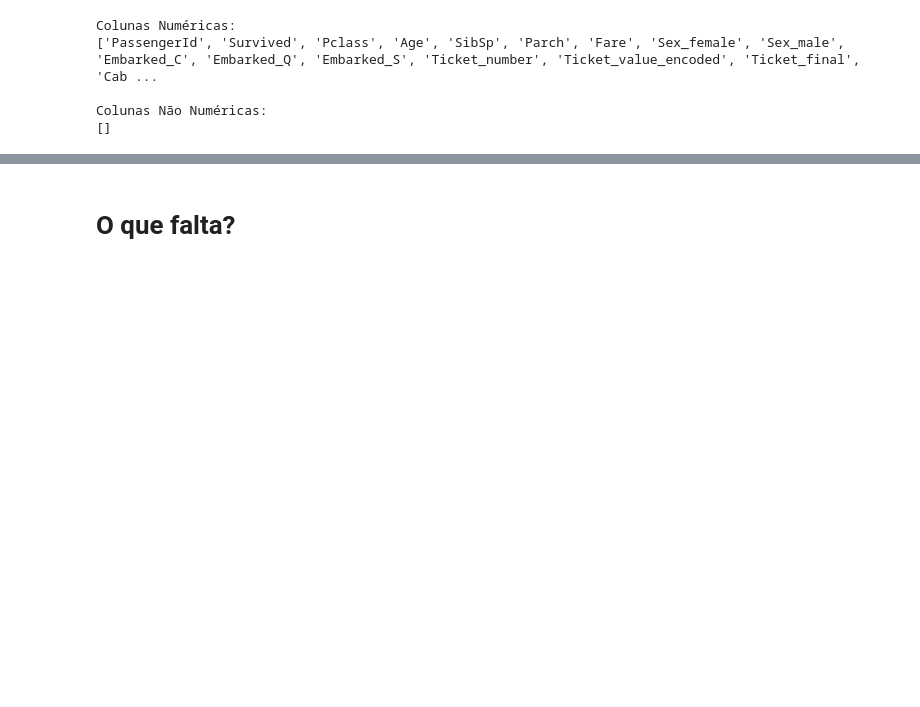
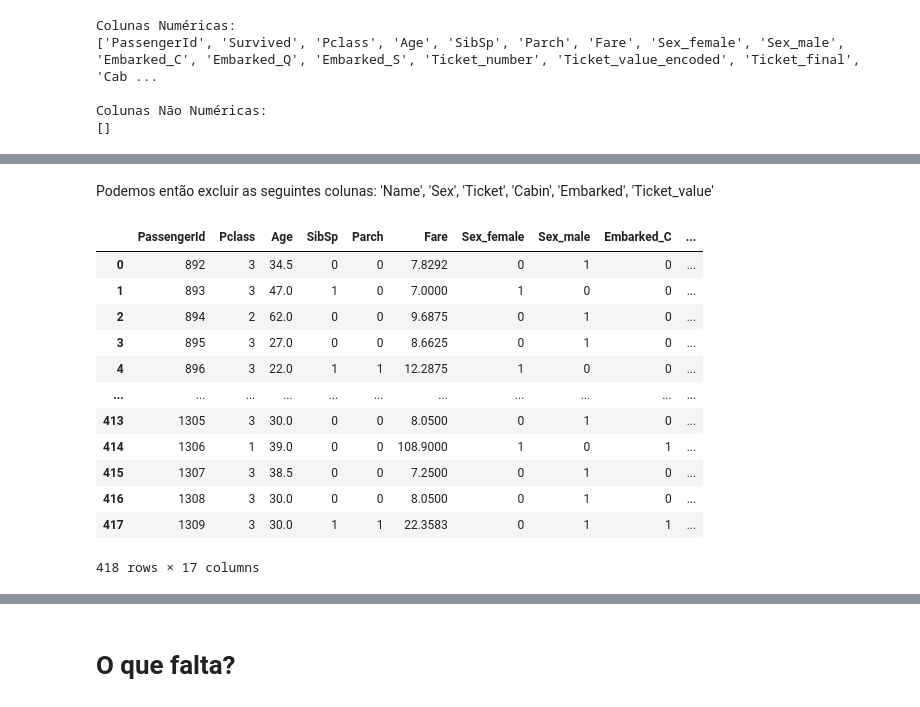
Before and after one commit to kmendesDev/project_titanic, a Jupyter notebook: data_cleaning_titanic.ipynb, the cells around one changed output, grey strips where cells are left out. Cells and saved outputs as stored; diff of their text form; code cells hidden in the pictures; blank space fills up the shorter version.

```diff
--- a/data_cleaning_titanic.ipynb
+++ b/data_cleaning_titanic.ipynb
@@ -1278,0 +1319,6 @@ training_data.head(30)
+# %%
+# Realizando one-hot encoding na coluna "Sex"
+one_hot_encoded = pd.get_dummies(testing_data['Sex'], prefix='Sex')
+
+# Adicionando as colunas codificadas ao DataFrame original
+testing_data = pd.concat([testing_data, one_hot_encoded], axis=1)
@@ -1471,0 +1685,15 @@ dataset_training_cleaned
+# %%
+# Criando uma cópia do dataframe antes da exclusão de colunas
+testing_data_cleaned = testing_data.copy()
+
+# Lista de colunas numéricas
+colunas_numericas = testing_data_cleaned.select_dtypes(include=[np.number]).columns.tolist()
+
+# Lista de colunas não numéricas
+colunas_nao_numericas = testing_data_cleaned.select_dtypes(exclude=[np.number]).columns.tolist()
+
+print("Colunas Numéricas:")
+print(colunas_numericas)
+
+print("\nColunas Não Numéricas:")
+print(colunas_nao_numericas)
@@ -1471,0 +1706,25 @@ dataset_training_cleaned
+# %% [markdown]
+Podemos então excluir as seguintes colunas: 'Name', 'Sex', 'Ticket', 'Cabin', 'Embarked', 'Ticket_value'
+# %%
+# Lista das colunas a serem excluídas
+columns_to_drop = colunas_nao_numericas
+
+# Excluindo as colunas da lista
+testing_data_cleaned.drop(columns=columns_to_drop, inplace=True)
+
+# Exibindo as primeiras linhas do DataFrame após a exclusão das colunas
+testing_data_cleaned
+# %% [output]
+|  | PassengerId | Pclass | Age | SibSp | Parch | Fare | Sex_female | Sex_male | Embarked_C | ... |
+| 0 | 892 | 3 | 34.5 | 0 | 0 | 7.8292 | 0 | 1 | 0 | ... |
+| 1 | 893 | 3 | 47.0 | 1 | 0 | 7.0000 | 1 | 0 | 0 | ... |
+| 2 | 894 | 2 | 62.0 | 0 | 0 | 9.6875 | 0 | 1 | 0 | ... |
+| 3 | 895 | 3 | 27.0 | 0 | 0 | 8.6625 | 0 | 1 | 0 | ... |
+| 4 | 896 | 3 | 22.0 | 1 | 1 | 12.2875 | 1 | 0 | 0 | ... |
+| ... | ... | ... | ... | ... | ... | ... | ... | ... | ... | ... |
+| 413 | 1305 | 3 | 30.0 | 0 | 0 | 8.0500 | 0 | 1 | 0 | ... |
+| 414 | 1306 | 1 | 39.0 | 0 | 0 | 108.9000 | 1 | 0 | 1 | ... |
+| 415 | 1307 | 3 | 38.5 | 0 | 0 | 7.2500 | 0 | 1 | 0 | ... |
+| 416 | 1308 | 3 | 30.0 | 0 | 0 | 8.0500 | 0 | 1 | 0 | ... |
+| 417 | 1309 | 3 | 30.0 | 1 | 1 | 22.3583 | 0 | 1 | 1 | ... |
+418 rows × 17 columns
```
Also changed, not shown: parts of 79 cells of this notebook.
